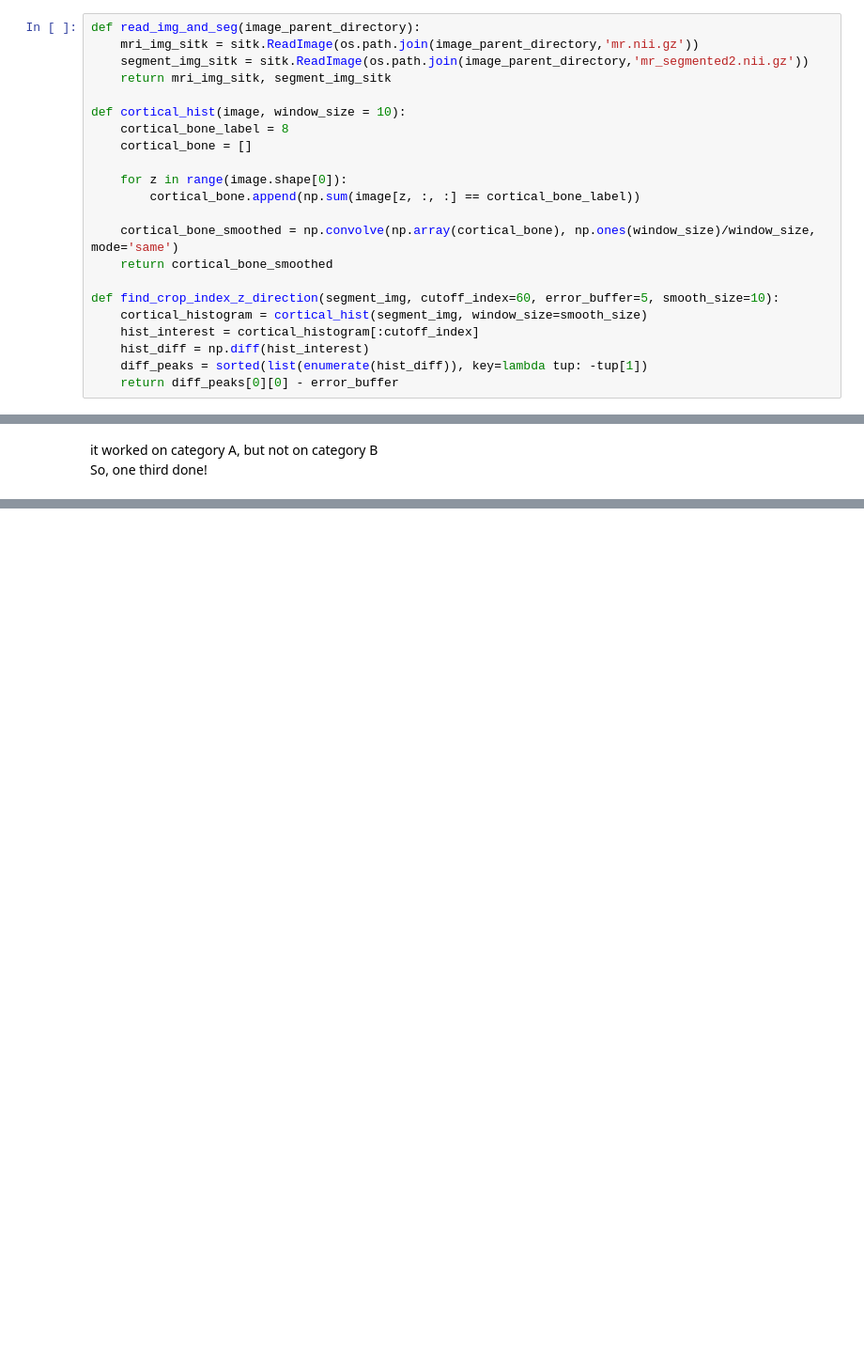
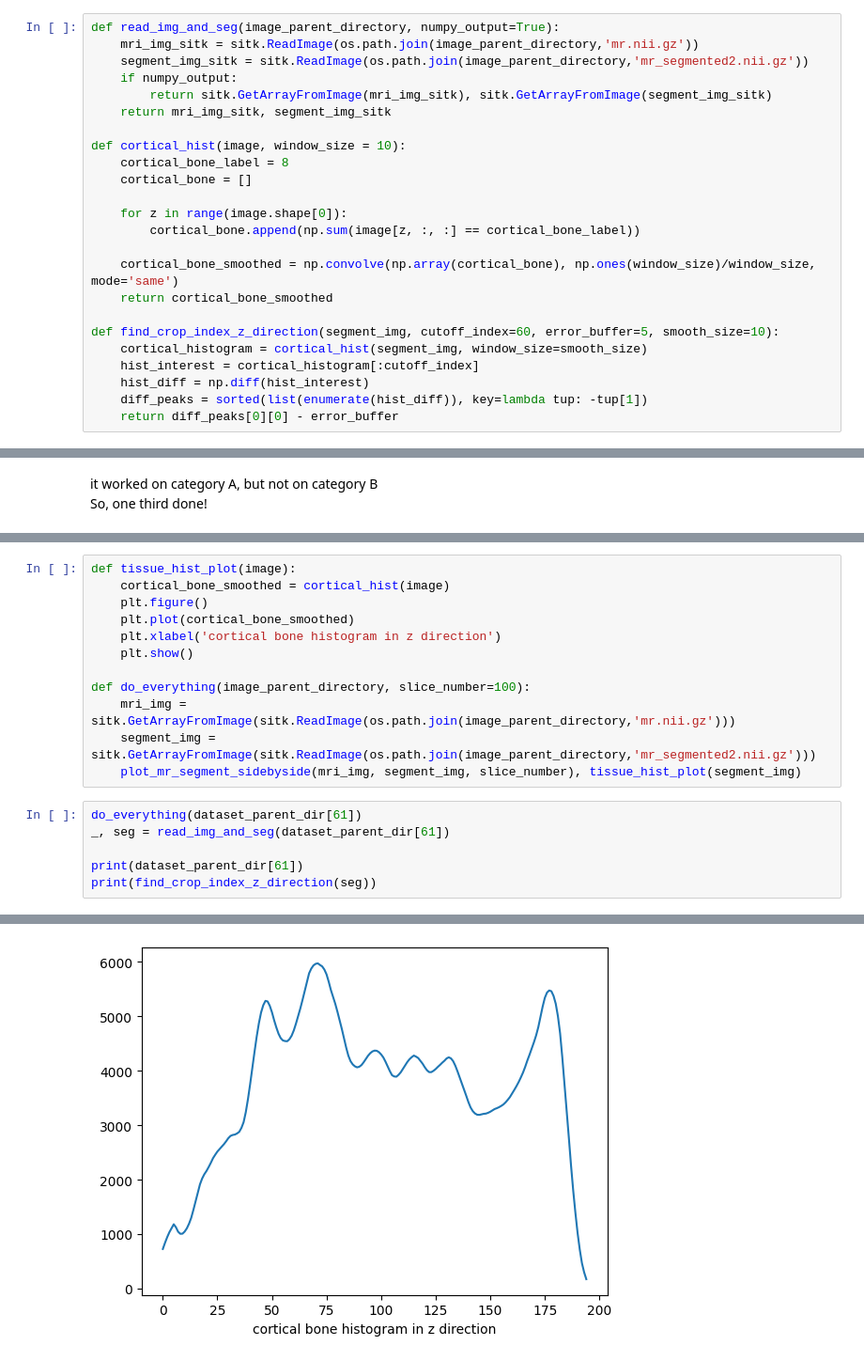
Before and after one commit to taenayat/mri_to_ct, a Jupyter notebook: NeckMaskAnalysis.ipynb, the cells around one changed output, grey strips where cells are left out. Shown at 94% size. Cells and saved outputs as stored; diff of their text form; blank space fills up the shorter version.

```diff
--- a/NeckMaskAnalysis.ipynb
+++ b/NeckMaskAnalysis.ipynb
@@ -319,9 +319,11 @@ DATA_PARENT_DIR = '../Task1/brain/'
 iterable_dir_list = sorted(os.listdir(DATA_PARENT_DIR), key=lambda x: x)
 dataset_parent_dir = [os.path.join(DATA_PARENT_DIR, mri_path) for mri_path in iterable_dir_list]
 # %%
-def read_img_and_seg(image_parent_directory):
+def read_img_and_seg(image_parent_directory, numpy_output=True):
     mri_img_sitk = sitk.ReadImage(os.path.join(image_parent_directory,'mr.nii.gz'))
     segment_img_sitk = sitk.ReadImage(os.path.join(image_parent_directory,'mr_segmented2.nii.gz'))
+    if numpy_output:
+        return sitk.GetArrayFromImage(mri_img_sitk), sitk.GetArrayFromImage(segment_img_sitk)
     return mri_img_sitk, segment_img_sitk
 
 def cortical_hist(image, window_size = 10):
@@ -355,0 +360,19 @@ So, one third done!
+# %%
+def tissue_hist_plot(image):
+    cortical_bone_smoothed = cortical_hist(image)
+    plt.figure()
+    plt.plot(cortical_bone_smoothed)
+    plt.xlabel('cortical bone histogram in z direction')
+    plt.show()
+
+def do_everything(image_parent_directory, slice_number=100):
+    mri_img = sitk.GetArrayFromImage(sitk.ReadImage(os.path.join(image_parent_directory,'mr.nii.gz')))
+    segment_img = sitk.GetArrayFromImage(sitk.ReadImage(os.path.join(image_parent_directory,'mr_segmented2.nii.gz')))
+    plot_mr_segment_sidebyside(mri_img, segment_img, slice_number), tissue_hist_plot(segment_img)
+# %%
+do_everything(dataset_parent_dir[61])
+_, seg = read_img_and_seg(dataset_parent_dir[61])
+
+print(dataset_parent_dir[61])
+print(find_crop_index_z_direction(seg))
+# %% [output]
@@ -355,0 +380 @@ So, one third done!
+[figure, added]
```
Also changed, not shown: parts of 7 cells of this notebook.
